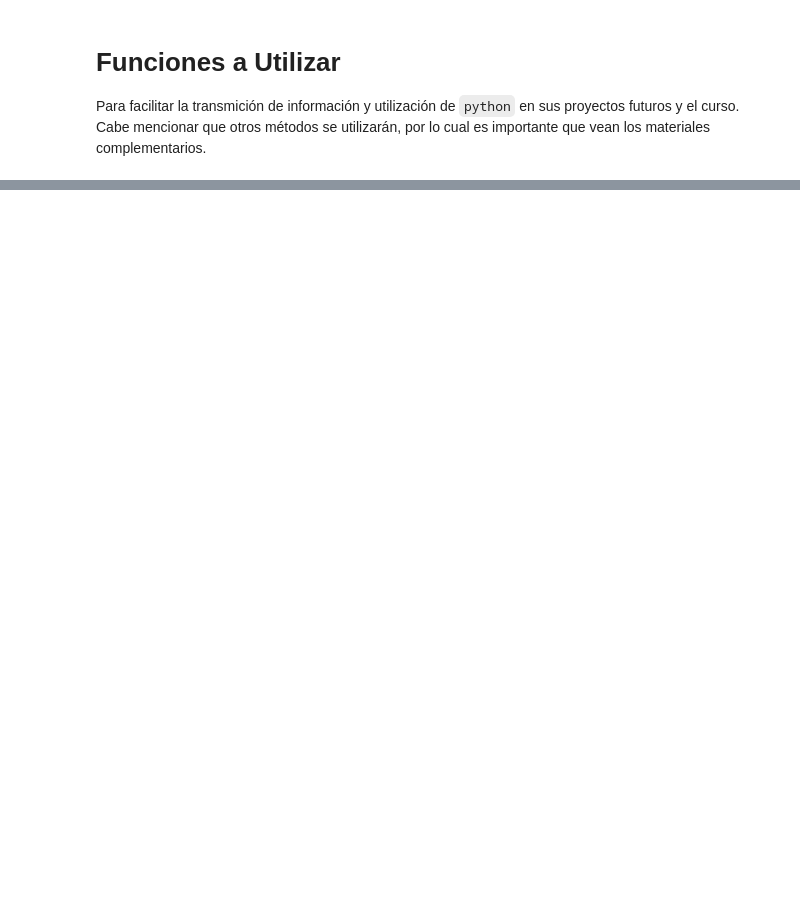
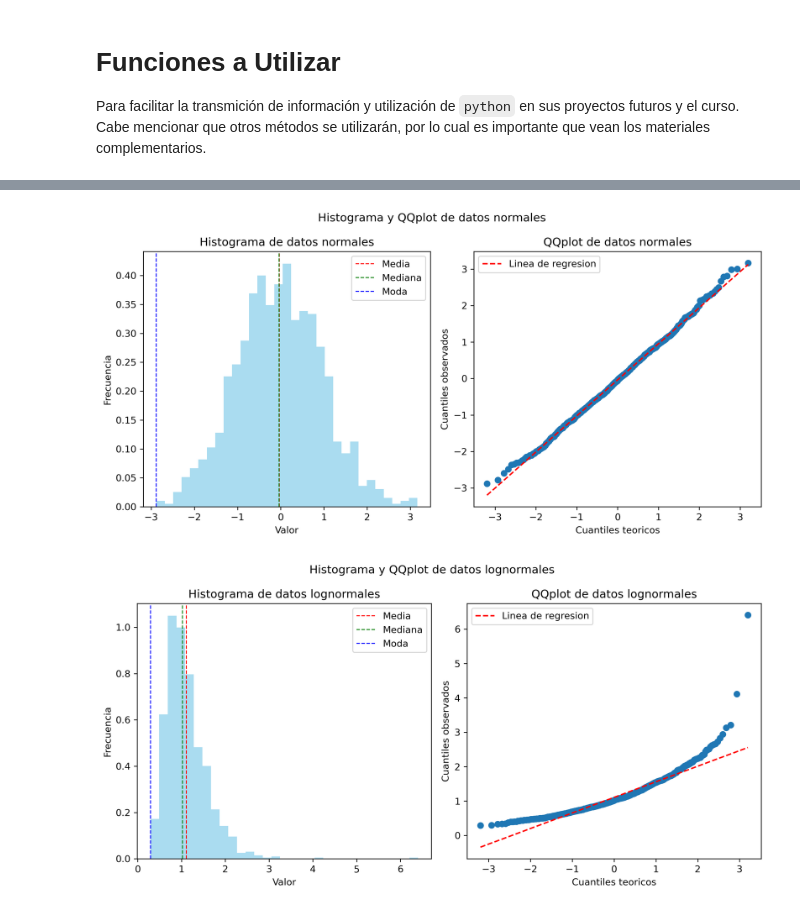
Before and after one commit to aarlandw/IIQ3402-Statistical-Design-Optimization-Multivariate-Analysis, a Jupyter notebook: Ayudantias/PreAyudantia2_AnalisisExploratorioDeDatos.ipynb, the cells around one changed output, grey strips where cells are left out. Saved outputs shown, nothing was run; the diff lists cells and outputs as text; code cells hidden in the pictures; blank space fills up the shorter version.

```diff
--- a/Ayudantias/PreAyudantia2_AnalisisExploratorioDeDatos.ipynb
+++ b/Ayudantias/PreAyudantia2_AnalisisExploratorioDeDatos.ipynb
@@ -263,0 +306,13 @@ def histogram_boxplot(data, mean = True, median = True, mode = True,
+# %%
+# histogram_qqplot
+histogram_qqplot(data, mean = True, median = True, mode = True,
+                    ejex_histogram = 'Valor', ejey_histogram = 'Frecuencia', titulo_histograma = 'Histograma de datos normales',
+                    ejex_qqplot = 'Cuantiles teoricos', ejey_qqplot = 'Cuantiles observados', titulo_qqplot = 'QQplot de datos normales',
+                    titulo_general = 'Histograma y QQplot de datos normales')
+histogram_qqplot(data2, mean = True, median = True, mode = True,
+                    ejex_histogram = 'Valor', ejey_histogram = 'Frecuencia', titulo_histograma = 'Histograma de datos lognormales',
+                    ejex_qqplot = 'Cuantiles teoricos', ejey_qqplot = 'Cuantiles observados', titulo_qqplot = 'QQplot de datos lognormales',
+                    titulo_general = 'Histograma y QQplot de datos lognormales')
+# %% [output]
+[figure, added]
+[figure, added]
```
Also changed, not shown: parts of 9 cells of this notebook, 1 other file.
